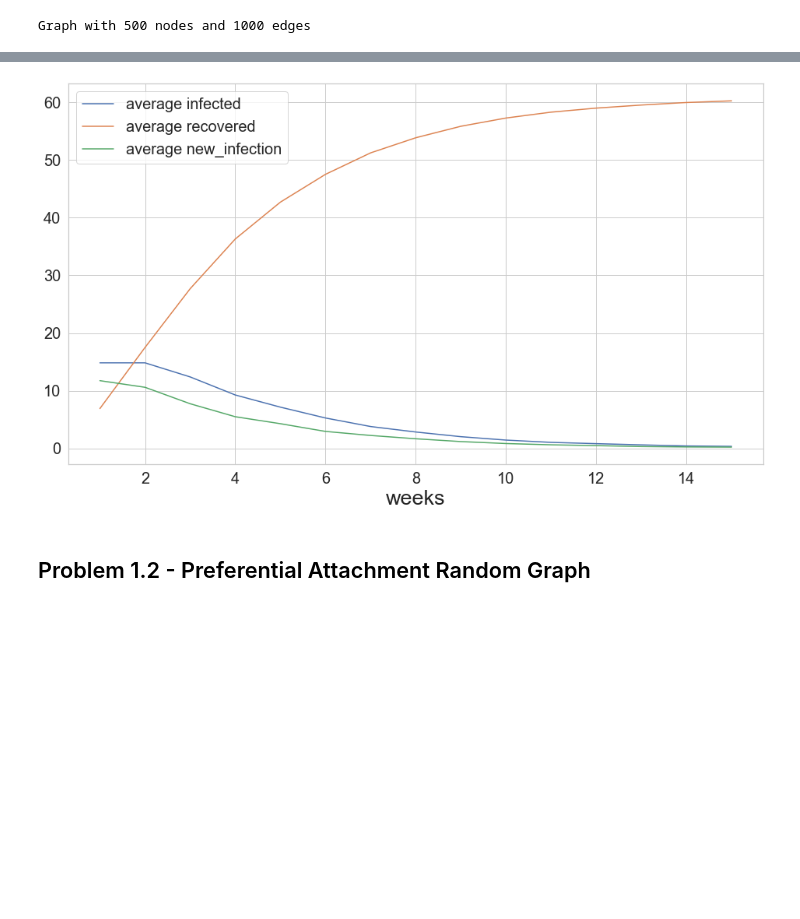
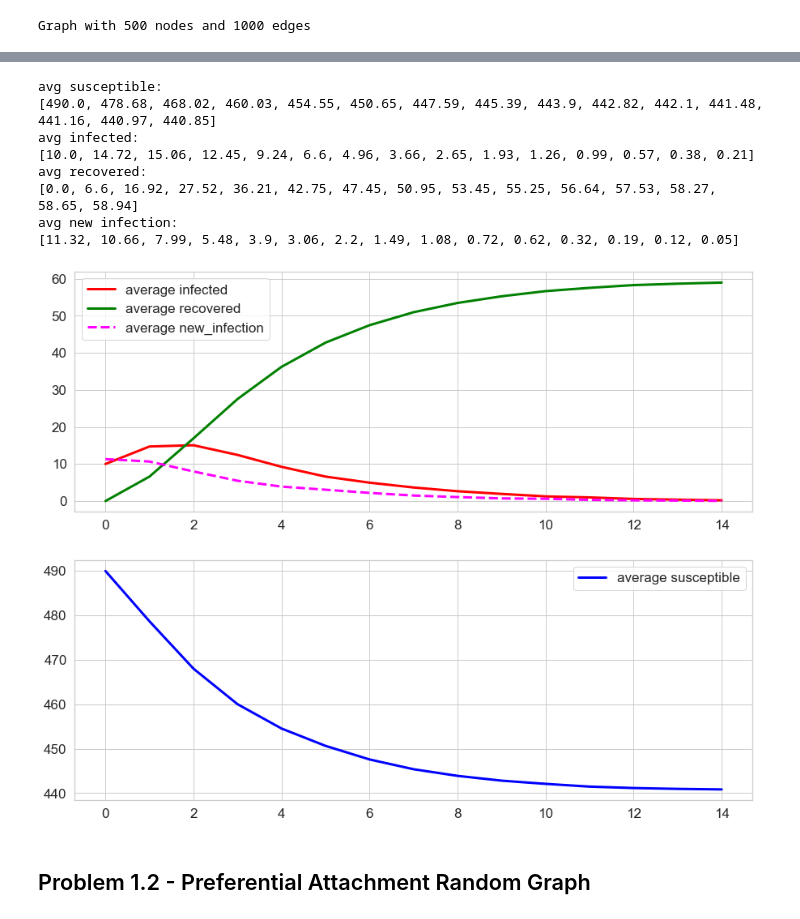
Before and after one commit to fabioeterno/Network_Homework, a Jupyter notebook: Homework3/Hw3.ipynb, the cells around one changed output, grey strips where cells are left out. Cells and saved outputs as stored; diff of their text form; code cells hidden in the pictures; blank space fills up the shorter version.

Commit message:
point 2 implementation
simulation epidemics over random graph without vaccination

```diff
--- a/Homework3/Hw3.ipynb
+++ b/Homework3/Hw3.ipynb
@@ -134,21 +104,48 @@ avg new infection:
-# %%
-fig = plt.figure(1, figsize=(16,9))
-x = list(np.arange(15)+1)
-
-#plt.plot(x, avg_susceptible, label="average susceptible")
-plt.plot(x, avg_infected, label="average infected")
-plt.plot(x, avg_recovered, label="average recovered")
-plt.plot(x, avg_new_infection, label="average new_infection")
-plt.xlabel("weeks", fontsize = 27)
-plt.xticks(size=20)
-plt.yticks(size=20)
-
-
-plt.legend(fontsize=20)
-
-plt.show()
-# %% [output]
-[figure, removed]
+# %%
+def epidemics_statistics(n_week, avg_susceptible, avg_infected, avg_recovered, avg_new_infection):
+
+    print("avg susceptible:")
+    print(avg_susceptible)
+    print("avg infected:")
+    print(avg_infected)
+    print("avg recovered:")
+    print(avg_recovered)
+    print("avg new infection:")
+    print(avg_new_infection)
+
+
+    fig, (ax1, ax2)= plt.subplots(2,1,figsize=(15,12))
+    x = list(np.arange(15))
+
+    #plt.plot(x, avg_susceptible, label="average susceptible")
+    ax1.plot(x, avg_infected, label="average infected", color = 'red', linewidth=3)
+    ax1.plot(x, avg_recovered, label="average recovered", color = 'green', linewidth=3)
+    ax1.plot(x, avg_new_infection, label="average new_infection", color = 'magenta', linestyle='--'
+             , linewidth=3)
+
+    ax1.tick_params(axis='x', labelsize=17)
+    ax1.tick_params(axis='y', labelsize=17)
+    ax1.legend(fontsize=17)
+
+    ax2.plot(x, avg_susceptible, label="average susceptible", color = 'blue', linewidth=3)
+    ax2.tick_params(axis='x', labelsize=17)
+    ax2.tick_params(axis='y', labelsize=17)
+    ax2.legend(fontsize=17)
+
+    plt.show()
+# %%
+avg_susceptible, avg_infected, avg_recovered, avg_new_infection = simulate_epidemics(G)
+epidemics_statistics(15, avg_susceptible, avg_infected, avg_recovered, avg_new_infection)
+# %% [output]
+avg susceptible:
+[490.0, 478.68, 468.02, 460.03, 454.55, 450.65, 447.59, 445.39, 443.9, 442.82, 442.1, 441.48, 441.16, 440.97, 440.85]
+avg infected:
+[10.0, 14.72, 15.06, 12.45, 9.24, 6.6, 4.96, 3.66, 2.65, 1.93, 1.26, 0.99, 0.57, 0.38, 0.21]
+avg recovered:
+[0.0, 6.6, 16.92, 27.52, 36.21, 42.75, 47.45, 50.95, 53.45, 55.25, 56.64, 57.53, 58.27, 58.65, 58.94]
+avg new infection:
+[11.32, 10.66, 7.99, 5.48, 3.9, 3.06, 2.2, 1.49, 1.08, 0.72, 0.62, 0.32, 0.19, 0.12, 0.05]
+[figure, added]
 # %% [markdown]
 ## Problem 1.2 - Preferential Attachment Random Graph
 # %%
```
Also changed, not shown: parts of 8 cells of this notebook.
